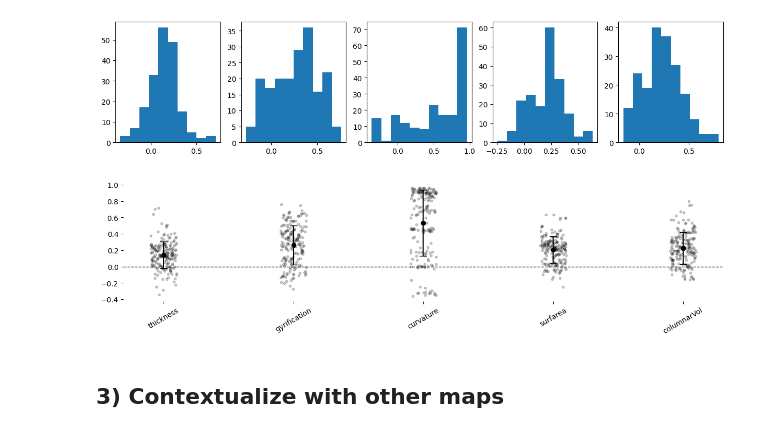
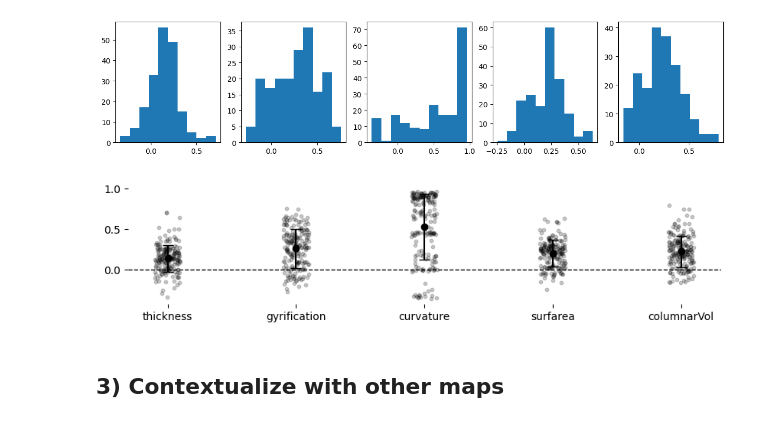
Before and after one commit to jordandekraker/hippomaps, a Jupyter notebook: tutorials/TLE-HC.ipynb, the cells around one changed output. Cells and saved outputs as stored; diff of their text form; code cells hidden in the pictures.

```diff
--- a/tutorials/TLE-HC.ipynb
+++ b/tutorials/TLE-HC.ipynb
@@ -165,33 +165,33 @@ TtestResult(statistic=16.024709512021285, pvalue=4.612713044556611e-37, df=189)
 # %%
 # Generate individual points from provided allcorr data
 jitter_strength = 0.1  # Controls horizontal spread
 
 data_points = []
 x_positions = np.arange(len(features))
 for i, points in enumerate(allcorr):
     jitter = np.random.uniform(-jitter_strength, jitter_strength, size=len(points))
     data_points.append((x_positions[i] + jitter, points))
 
 # Plot
-fig, ax = plt.subplots(figsize=(3 * len(features), 3))
+fig, ax = plt.subplots(figsize=(2 * len(features), 2))
 for x, y in data_points:
     ax.scatter(x, y, color='black', alpha=0.2, s=10)  # Individual points in greyscale
 ax.errorbar(x_positions, mfcorr, yerr=sdfcorr, fmt='o', color='black', capsize=5)  # Mean and SD line in greyscale
 
 # Remove outer border
 ax.spines['top'].set_visible(False)
 ax.spines['right'].set_visible(False)
 ax.spines['left'].set_visible(False)
 ax.spines['bottom'].set_visible(False)
 
 # Add horizontal line at 0
 ax.axhline(0, color='black', linestyle='--', linewidth=1)
 
 ax.set_xticks(x_positions)
-ax.set_xticklabels(features, rotation=30)
+ax.set_xticklabels(features)
 plt.show()
 # %% [output]
-[figure, old version]
+[figure, new version]
 # %% [markdown]
 ## 3) Contextualize with other maps
 # %%
```
Also changed, not shown: 3 other files.
